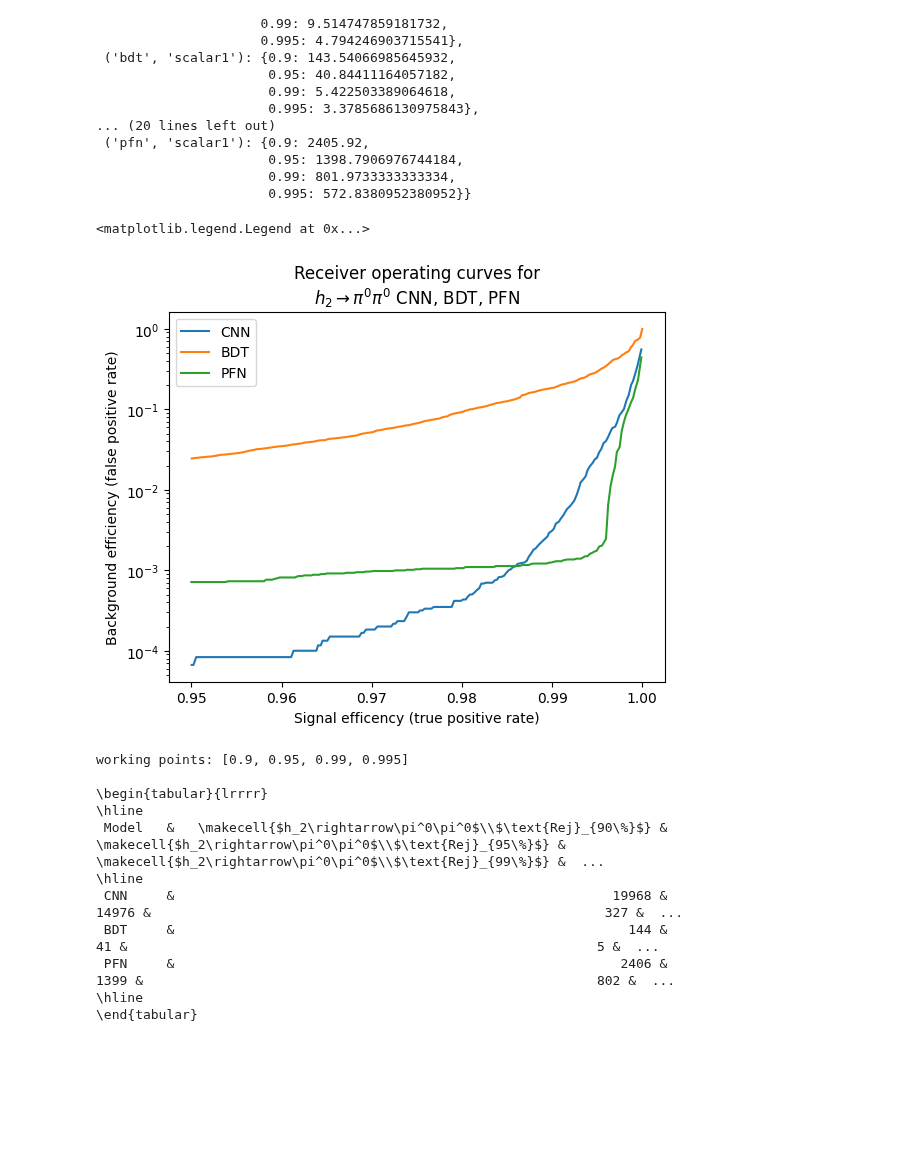
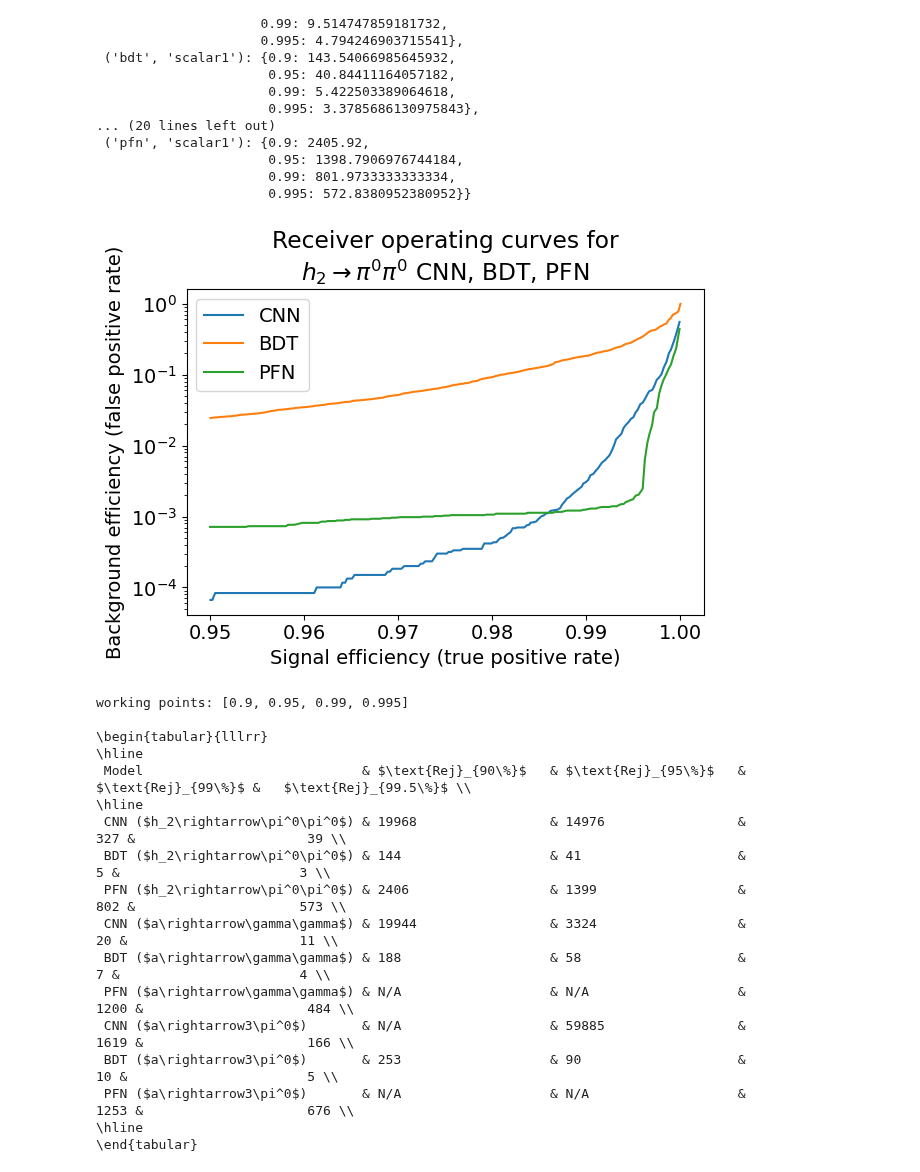
Before and after one commit to womogenes/photon-jet, a Jupyter notebook: final_evaluate/ROC_all.ipynb, the cells around one changed output. Drawn from its saved outputs; the diff is of its cells as text; code cells hidden in the pictures; blank space fills up the shorter version.

Commit message:
Redo ROC curves

```diff
--- a/final_evaluate/ROC_all.ipynb
+++ b/final_evaluate/ROC_all.ipynb
@@ -117,28 +119,31 @@ pprint(tables)
                       0.99: 801.9733333333334,
                       0.995: 572.8380952380952}}
 # %%
-plt.xlabel("Signal efficency (true positive rate)")
-plt.ylabel("Background efficiency (false positive rate)")
+# Focus on one task
+for task_name in ["axion1", "axion2", "scalar1"]:
+    plt.close()
 
-# Focus on one task
-task_name = "scalar1"
-for model in ["cnn", "bdt", "pfn"]:
-    curve = curves[(model, task_name)]
-    plt.plot(*curve.T, label=model.upper())
+    for model in ["cnn", "bdt", "pfn"]:
+        curve = curves[(model, task_name)]
+        plt.plot(*curve.T, label=model.upper())
 
-plt.title(f"Receiver operating curves for\n{task2label[task_name]} CNN, BDT, PFN")
-plt.yscale("log")
-plt.legend()
+    plt.title(f"Receiver operating curves for\n{task2label[task_name]} CNN, BDT, PFN")
+    plt.yscale("log")
+    plt.legend()
+
+    plt.rcParams.update({'font.size': 14})
+    plt.xlabel("Signal efficiency (true positive rate)")
+    plt.ylabel("Background efficiency (false positive rate)")
+
+    os.makedirs("./compare_results", exist_ok=True)
+    plt.tight_layout()
+    plt.savefig(f"./compare_results/{task_name}_ROC_curves.pdf")
 # %% [output]
-<matplotlib.legend.Legend at 0x...>
-[figure, old version]
+[figure, new version]
 # %%
 # Formatting working points for the table
 print(f"working points: {working_points}")
-columns = []
-for task_name in ["scalar1"]:
-    for wp in working_points:
-        columns.append((task_name, wp))
+columns = working_points
 
 def sanitize(latex_str):
     return latex_str.replace("%", r"\%")
@@ -148,23 +153,30 @@ def format_rej_rate(rej_rate):
         return "N/A"
     return f"{rej_rate:.0f}"
 
-header = ["Model"] + [rf"\makecell{{{task2label[task_name]}\\$\text{{Rej}}_{{{sanitize(wp_format[wp])}}}$}}" for (task_name, wp) in columns]
+header = ["Model"] + [rf"$\text{{Rej}}_{{{sanitize(wp_format[wp])}}}$" for wp in columns]
 table = []
-for model in ["cnn", "bdt", "pfn"]:
-    row = [model.upper()] + [format_rej_rate(tables[(model, task_name)][wp]) for task_name, wp in columns]
-    table.append(row)
+for task_name in ["scalar1", "axion1", "axion2"]:
+    for model in ["cnn", "bdt", "pfn"]:
+        row = [f"{model.upper()} ({task2label[task_name]})"] + [format_rej_rate(tables[(model, task_name)][wp]) for wp in columns]
+        table.append(row)
 
 print()
 print(tabulate(table, headers=header, tablefmt="latex_raw"))
 # %% [output]
 working points: [0.9, 0.95, 0.99, 0.995]
 
-\begin{tabular}{lrrrr}
+\begin{tabular}{lllrr}
 \hline
- Model   &   \makecell{$h_2\rightarrow\pi^0\pi^0$\\$\text{Rej}_{90\%}$} &   \makecell{$h_2\rightarrow\pi^0\pi^0$\\$\text{Rej}_{95\%}$} &   \makecell{$h_2\rightarrow\pi^0\pi^0$\\$\text{Rej}_{99\%}$} &  ...
+ Model                            & $\text{Rej}_{90\%}$   & $\text{Rej}_{95\%}$   &   $\text{Rej}_{99\%}$ &   $\text{Rej}_{99.5\%}$ \\
 \hline
- CNN     &                                                        19968 &                                                        14976 &                                                          327 &  ...
- BDT     &                                                          144 &                                                           41 &                                                            5 &  ...
- PFN     &                                                         2406 &                                                         1399 &                                                          802 &  ...
+ CNN ($h_2\rightarrow\pi^0\pi^0$) & 19968                 & 14976                 &                   327 &                      39 \\
+ BDT ($h_2\rightarrow\pi^0\pi^0$) & 144                   & 41                    &                     5 &                       3 \\
+ PFN ($h_2\rightarrow\pi^0\pi^0$) & 2406                  & 1399                  &                   802 &                     573 \\
+ CNN ($a\rightarrow\gamma\gamma$) & 19944                 & 3324                  &                    20 &                      11 \\
+ BDT ($a\rightarrow\gamma\gamma$) & 188                   & 58                    &                     7 &                       4 \\
+ PFN ($a\rightarrow\gamma\gamma$) & N/A                   & N/A                   &                  1200 &                     484 \\
+ CNN ($a\rightarrow3\pi^0$)       & N/A                   & 59885                 &                  1619 &                     166 \\
+ BDT ($a\rightarrow3\pi^0$)       & 253                   & 90                    &                    10 &                       5 \\
+ PFN ($a\rightarrow3\pi^0$)       & N/A                   & N/A                   &                  1253 &                     676 \\
 \hline
 \end{tabular}
```
Also changed, not shown: parts of 2 cells of this notebook.
